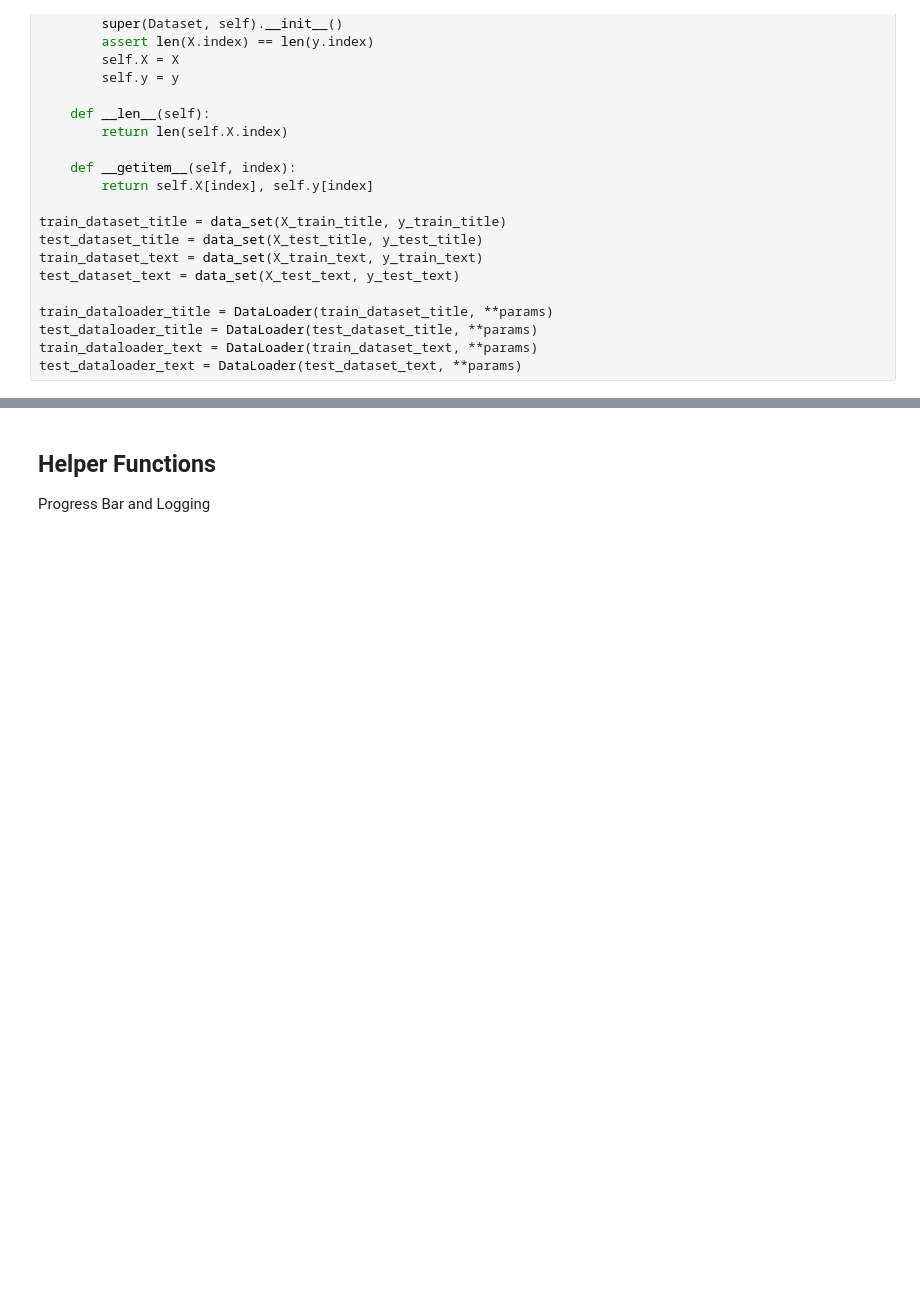
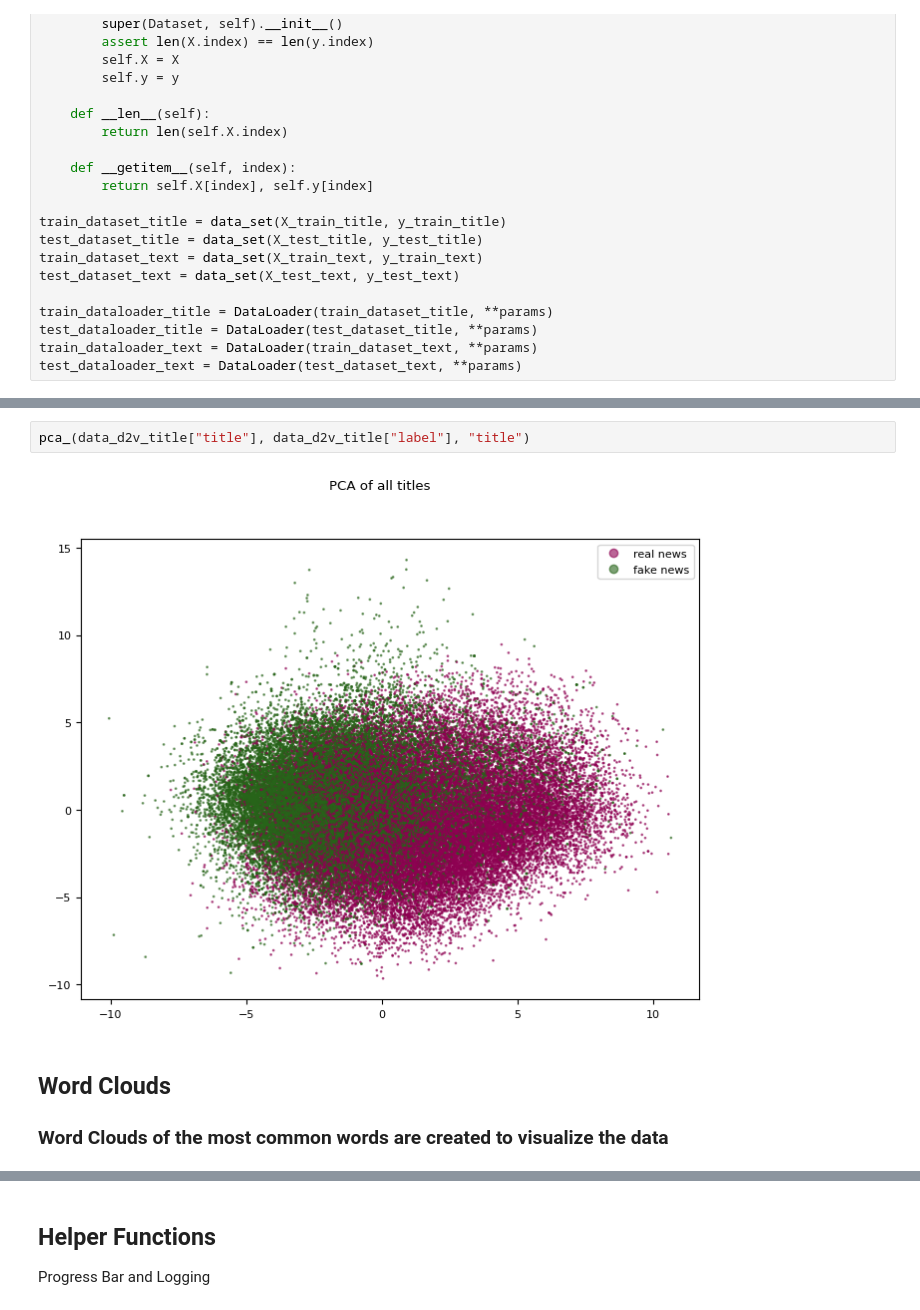
Before and after one commit to StellaLukasser/AIR, a Jupyter notebook: A3.ipynb, the cells around one changed output, grey strips where cells are left out. Saved outputs shown, nothing was run; the diff lists cells and outputs as text; blank space fills up the shorter version.

```diff
--- a/A3.ipynb
+++ b/A3.ipynb
@@ -516,0 +590,8 @@ test_dataloader_text = DataLoader(test_dataset_text, **params)
+# %%
+pca_(data_d2v_title["title"], data_d2v_title["label"], "title")
+# %% [output]
+[figure, added]
+# %% [markdown]
+## Word Clouds
+
+### Word Clouds of the most common words are created to visualize the data
```
Also changed, not shown: parts of 48 cells of this notebook, 7 other files.
